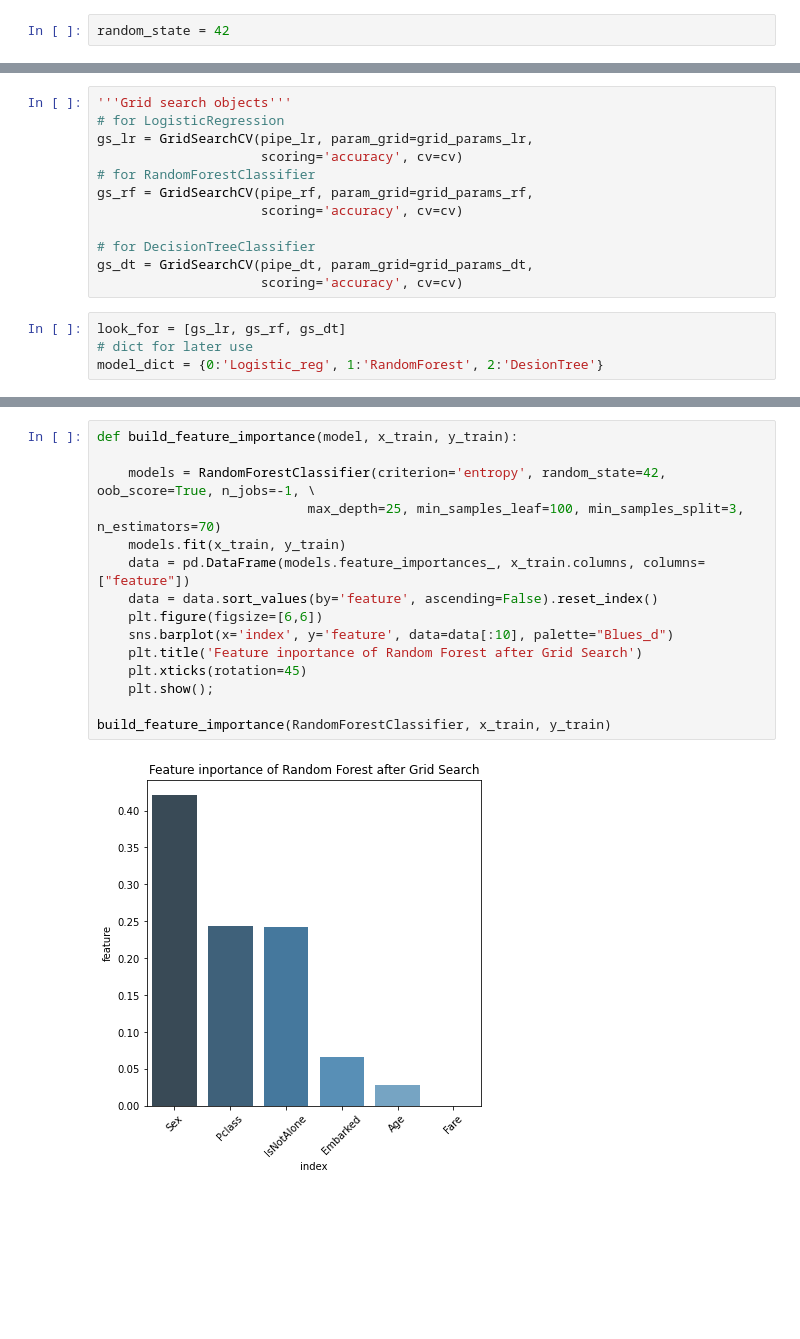
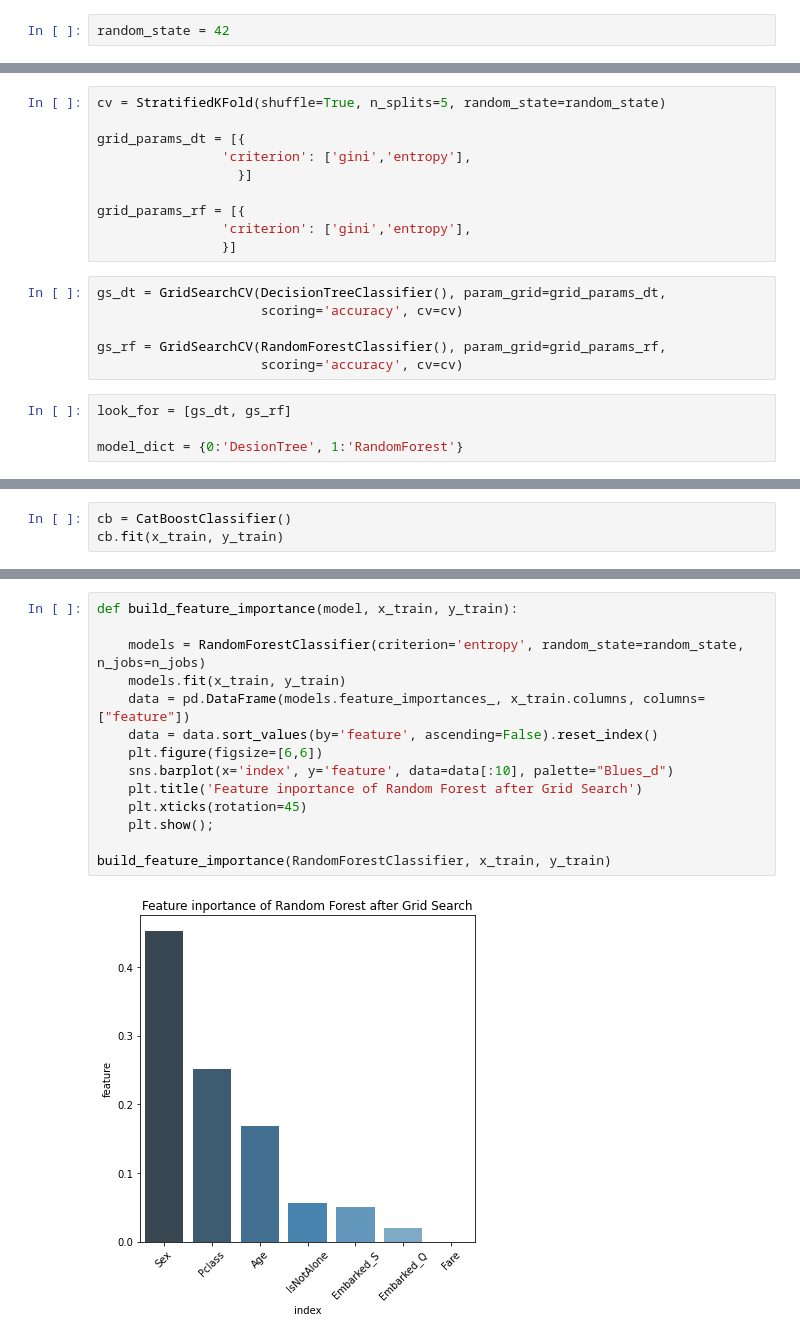
Before and after one commit to hazimutalib/Logistic-Regression, a Jupyter notebook: 2. Logistic Regression - Titanic.ipynb, the cells around one changed output, grey strips where cells are left out. Drawn from its saved outputs; the diff is of its cells as text; blank space fills up the shorter version.

```diff
--- a/2. Logistic Regression - Titanic.ipynb
+++ b/2. Logistic Regression - Titanic.ipynb
@@ -416,16 +279,20 @@ grid_params_dt = [{
+# %%
+cv = StratifiedKFold(shuffle=True, n_splits=5, random_state=random_state)
+
+grid_params_dt = [{
+                'criterion': ['gini','entropy'],
+                  }]
+
+grid_params_rf = [{
+                'criterion': ['gini','entropy'],
+                }]
 # %%
-'''Grid search objects'''
-# for LogisticRegression
-gs_lr = GridSearchCV(pipe_lr, param_grid=grid_params_lr,
-                     scoring='accuracy', cv=cv)
-# for RandomForestClassifier
-gs_rf = GridSearchCV(pipe_rf, param_grid=grid_params_rf,
+gs_dt = GridSearchCV(DecisionTreeClassifier(), param_grid=grid_params_dt,
                      scoring='accuracy', cv=cv)
 
-# for DecisionTreeClassifier
-gs_dt = GridSearchCV(pipe_dt, param_grid=grid_params_dt,
+gs_rf = GridSearchCV(RandomForestClassifier(), param_grid=grid_params_rf,
                      scoring='accuracy', cv=cv)
 # %%
-look_for = [gs_lr, gs_rf, gs_dt]
-# dict for later use
-model_dict = {0:'Logistic_reg', 1:'RandomForest', 2:'DesionTree'}
+look_for = [gs_dt, gs_rf]
+
+model_dict = {0:'DesionTree', 1:'RandomForest'}
@@ -484,0 +358,3 @@ It lasted for 0.489 sec
+# %%
+cb = CatBoostClassifier()
+cb.fit(x_train, y_train)
@@ -547,17 +421,16 @@ fig.show();
 # %%
 def build_feature_importance(model, x_train, y_train):
 
-    models = RandomForestClassifier(criterion='entropy', random_state=42, oob_score=True, n_jobs=-1, \
-                           max_depth=25, min_samples_leaf=100, min_samples_split=3, n_estimators=70)
+    models = RandomForestClassifier(criterion='entropy', random_state=random_state, n_jobs=n_jobs)
     models.fit(x_train, y_train)
     data = pd.DataFrame(models.feature_importances_, x_train.columns, columns=["feature"])
     data = data.sort_values(by='feature', ascending=False).reset_index()
     plt.figure(figsize=[6,6])
     sns.barplot(x='index', y='feature', data=data[:10], palette="Blues_d")
     plt.title('Feature inportance of Random Forest after Grid Search')
     plt.xticks(rotation=45)
     plt.show();
 
 build_feature_importance(RandomForestClassifier, x_train, y_train)
 # %% [output]
-[figure, old version]
+[figure, new version]
```
Also changed, not shown: parts of 66 cells of this notebook, 4 other files.
